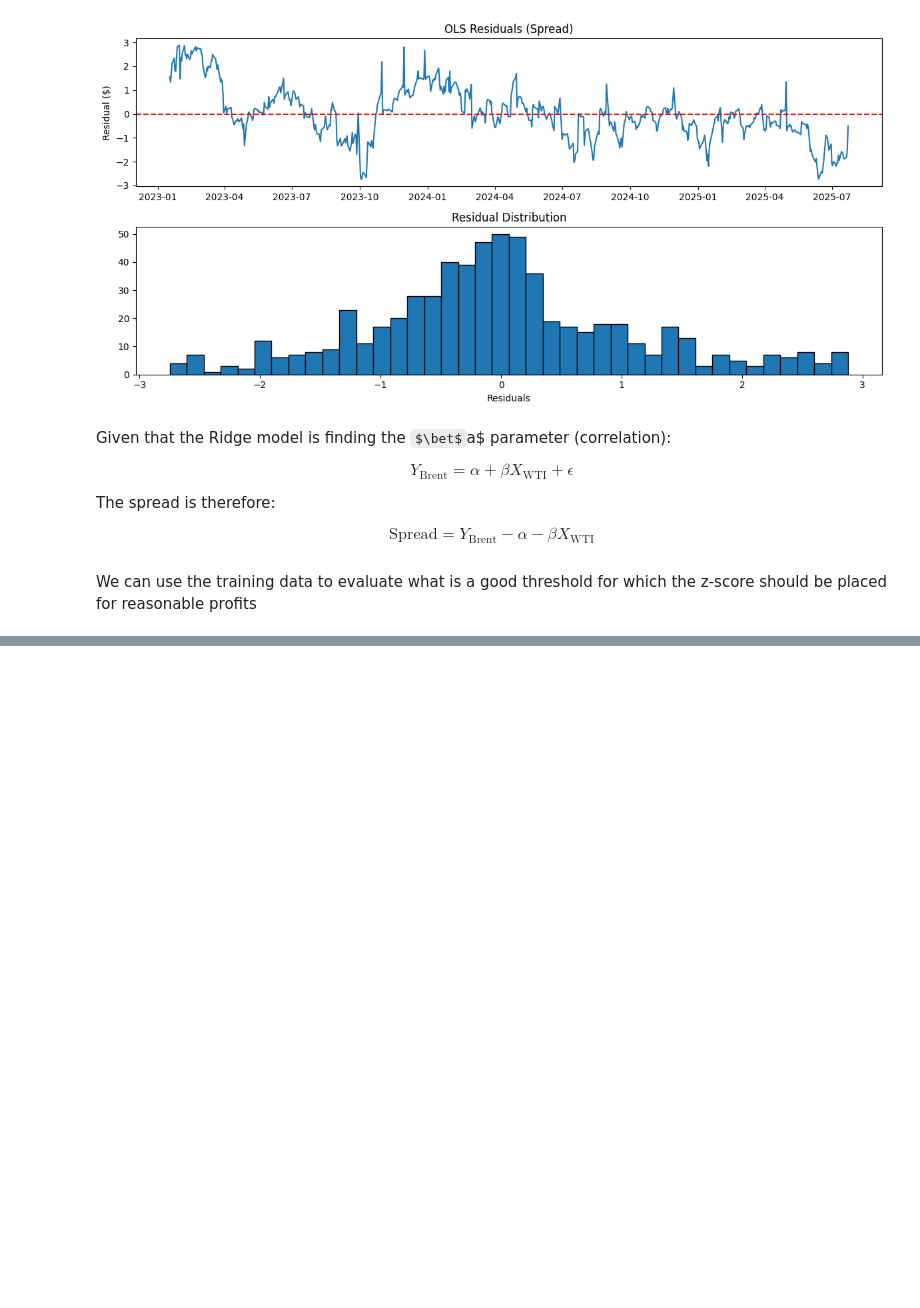
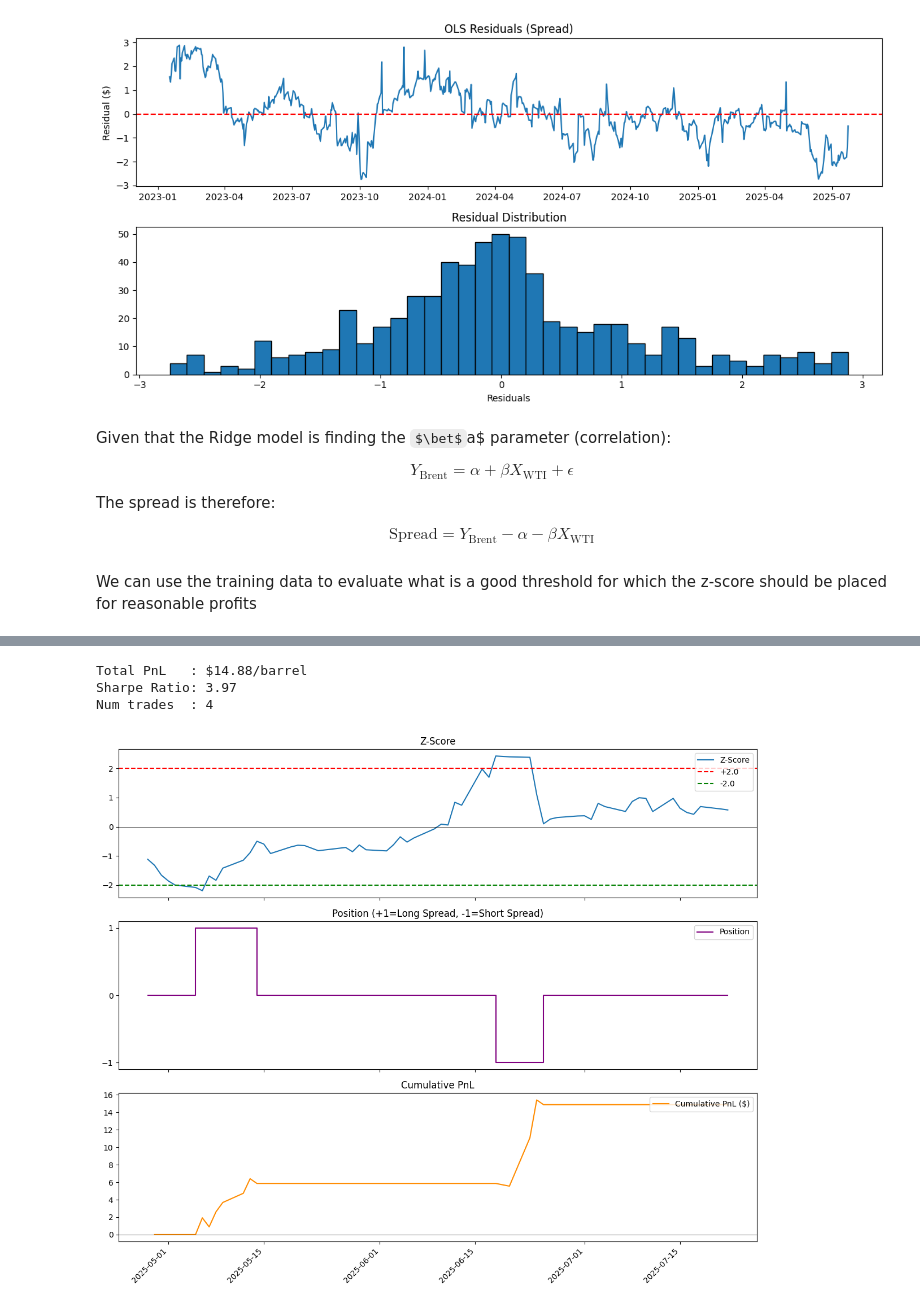
Before and after one commit to ptr-enjoyer/derivative-pricing, a Jupyter notebook: notebooks/stat_arb.ipynb, the cells around one changed output, grey strips where cells are left out. Saved outputs shown, nothing was run; the diff lists cells and outputs as text; code cells hidden in the pictures; some formulas as TeX source; blank space fills up the shorter version.

```diff
--- a/notebooks/stat_arb.ipynb
+++ b/notebooks/stat_arb.ipynb
@@ -299,0 +290,66 @@ AttributeError: 'numpy.float64' object has no attribute 'values'
+# %%
+entry_threshold = 2.0
+exit_threshold  = 0.5
+
+common_idx = z_scores.dropna().index.intersection(spread.dropna().index)
+z  = z_scores.loc[common_idx]
+spread = spread.loc[common_idx]
+beta   = beta_roll.loc[common_idx]
+
+
+position = pd.Series(0, index=z.index, dtype=float)
+current_pos = 0
+
+for i in range(1, len(z)):
+    z_val = z.iloc[i]
+    if current_pos == 0:
+        if z_val > entry_threshold:
+            current_pos = -1
+        elif z_val < -entry_threshold:
+            current_pos = 1
+    elif current_pos == 1 and z_val >= -exit_threshold:
+        current_pos = 0
+    elif current_pos == -1 and z_val <= exit_threshold:
+        current_pos = 0
+    position.iloc[i] = current_pos
+
+
+spread_diff = spread.diff()
+daily_pnl   = (position.shift(1) * spread_diff).dropna()
+cum_pnl     = daily_pnl.cumsum()
+
+
+n_trades = (position.diff().abs() > 0).sum()
+sharpe   = daily_pnl.mean() / daily_pnl.std() * np.sqrt(252)
+print(f"Total PnL   : ${cum_pnl.iloc[-1]:.2f}/barrel")
+print(f"Sharpe Ratio: {sharpe:.2f}")
+print(f"Num trades  : {n_trades}")
+
+
+fig, axes = plt.subplots(3, 1, figsize=(12, 10), sharex=True)
+
+axes[0].plot(z, label='Z-Score')
+axes[0].axhline(entry_threshold,  color='red',   linestyle='--', label=f'+{entry_threshold}')
+axes[0].axhline(-entry_threshold, color='green', linestyle='--', label=f'-{entry_threshold}')
+axes[0].axhline(0, color='black', linewidth=0.5)
+axes[0].set_title('Z-Score')
+axes[0].legend(loc='upper right')
+
+axes[1].plot(position, drawstyle='steps-post', color='purple', label='Position')
+axes[1].set_title('Position (+1=Long Spread, -1=Short Spread)')
+axes[1].set_yticks([-1, 0, 1])
+axes[1].legend(loc='upper right')
+
+axes[2].plot(cum_pnl, color='darkorange', label='Cumulative PnL ($)')
+axes[2].axhline(0, color='black', linewidth=0.5)
+axes[2].set_title('Cumulative PnL')
+axes[2].legend(loc='upper right')
+
+plt.xticks(rotation=45, ha='right')
+plt.tight_layout()
+plt.show()
+# %% [output]
+Total PnL   : $14.88/barrel
+Sharpe Ratio: 3.97
+Num trades  : 4
+[figure, added]
```
Also changed, not shown: parts of 10 cells of this notebook, 1 other file.
